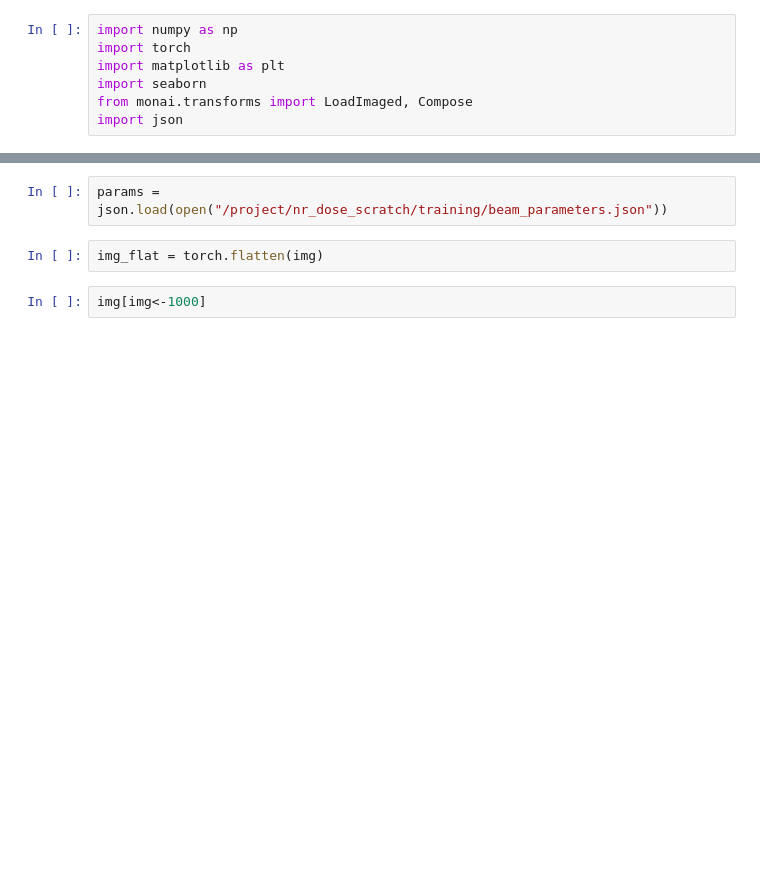
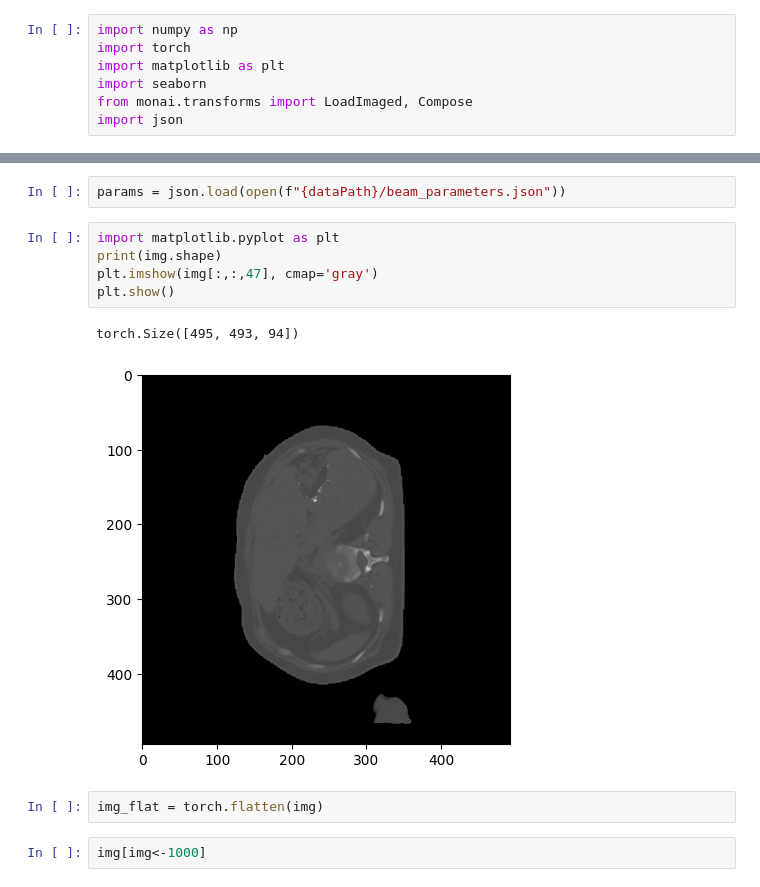
Before and after one commit to Dudgit/nr_dose, a Jupyter notebook: notebooks/zsofi.ipynb, the cells around one changed output, grey strips where cells are left out. Cells and saved outputs as stored; diff of their text form; blank space fills up the shorter version.

```diff
--- a/notebooks/zsofi.ipynb
+++ b/notebooks/zsofi.ipynb
@@ -19,5 +41,13 @@ img,metadata = data["HU"], data["HU_meta_dict"]
 # %%
-params = json.load(open("/project/nr_dose_scratch/training/beam_parameters.json"))
+params = json.load(open(f"{dataPath}/beam_parameters.json"))
+# %%
+import matplotlib.pyplot as plt
+print(img.shape)
+plt.imshow(img[:,:,47], cmap='gray')
+plt.show()
+# %% [output]
+torch.Size([495, 493, 94])
+[figure, added]
 # %%
 img_flat = torch.flatten(img)
 # %%
```
Also changed, not shown: parts of 6 cells of this notebook, 10 other files.
